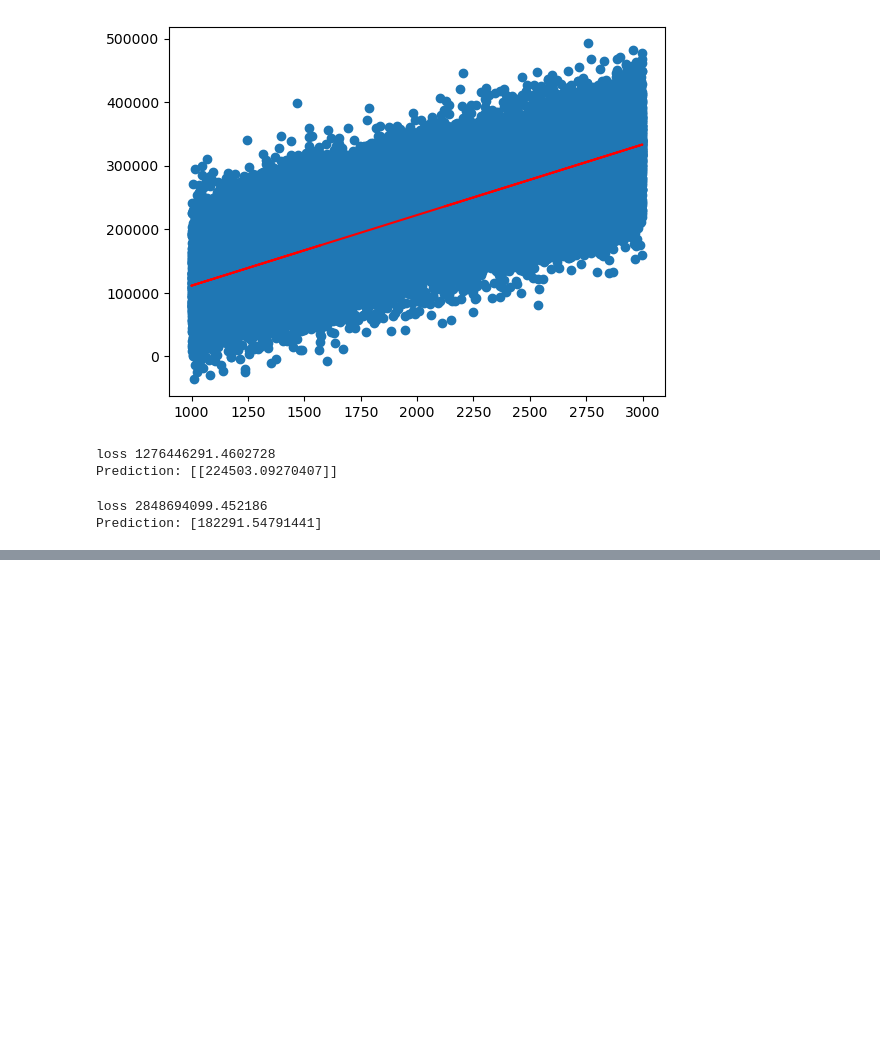
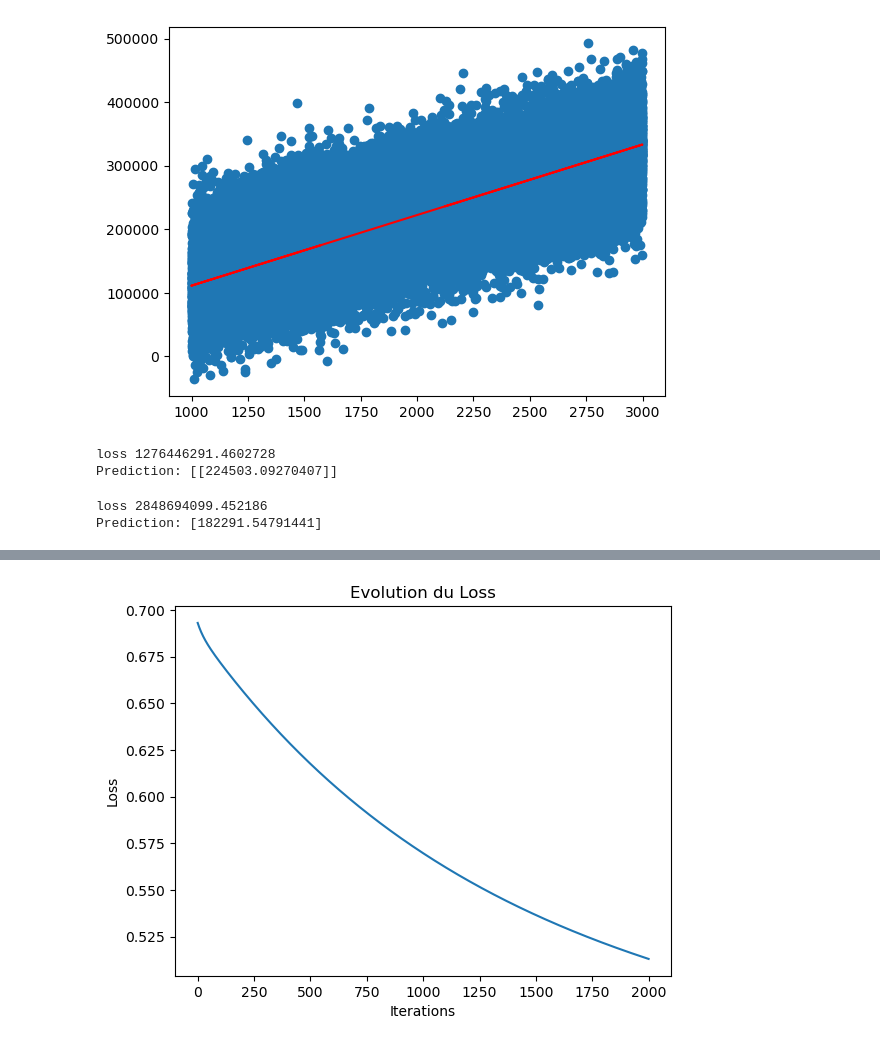
Before and after one commit to MasterGLCC/machine-learning-adamlamnabhi, a Jupyter notebook: tp.ipynb, the cells around one changed output, grey strips where cells are left out. Cells and saved outputs as stored; diff of their text form; code cells hidden in the pictures; blank space fills up the shorter version.

Commit message:
mise ajour de tp avec la regression legestique

```diff
--- a/tp.ipynb
+++ b/tp.ipynb
@@ -270,3 +330,102 @@ print("Prediction:", y_pred)
 # %% [output]
 loss 2848694099.452186
 Prediction: [182291.54791441]
+# %%
+import numpy as np
+import pandas as pd
+import matplotlib.pyplot as plt
+
+
+# 1. Charger le dataset
+
+df = pd.read_csv("housing_price_dataset.csv")
+
+#créer une cible binaire
+#1 si prix > moyenne, sinon 0
+df["HighPrice"] = (df["Price"] > df["Price"].mean()).astype(int)
+
+
+#Choisir les variables
+
+X = df[["SquareFeet", "Bedrooms", "Bathrooms", "YearBuilt"]].values
+y = df["HighPrice"].values
+
+
+#Classe Regression Logistique
+
+class RegressionLogistique:
+
+    def __init__(self, alpha=0.00000001, n_iters=1000):
+        self.alpha = alpha
+        self.n_iters = n_iters
+        self.W = None
+        self.b = None
+        self.historique_loss = []
+
+    def _sigmoide(self, z):
+        return 1 / (1 + np.exp(-z))
+
+    def fit(self, X, y):
+        n_samples, n_features = X.shape
+
+        self.W = np.zeros(n_features)
+        self.b = 0.0
+
+        for i in range(self.n_iters):
+            linear_model = np.dot(X, self.W) + self.b
+            y_pred = self._sigmoide(linear_model)
+
+            # éviter log(0)
+            y_pred = np.clip(y_pred, 1e-15, 1 - 1e-15)
+
+            # loss
+            loss = -(1 / n_samples) * np.sum(
+                y * np.log(y_pred) + (1 - y) * np.log(1 - y_pred)
+            )
+            self.historique_loss.append(loss)
+
+            # gradients
+            dw = (1 / n_samples) * np.dot(X.T, (y_pred - y))
+            db = (1 / n_samples) * np.sum(y_pred - y)
+
+            # mise a jour de parametre
+            self.W -= self.alpha * dw
+            self.b -= self.alpha * db
+
+            if i % 100 == 0:
+                print(f"Iteration {i} | Loss: {loss}")
+
+    def predict(self, X):
+        z = np.dot(X, self.W) + self.b
+        y_pred = self._sigmoide(z)
+        return (y_pred >= 0.5).astype(int)
+
+
+
+#Entraînement
+
+model = RegressionLogistique(n_iters=2000)
+model.fit(X, y)
+
+#Prédiction
+
+new_df = pd.DataFrame({
+    "SquareFeet": [2000],
+    "Bedrooms": [3],
+    "Bathrooms": [2],
+    "YearBuilt": [2010]
+})
+
+prediction = model.predict(new_df.values)
+
+print("Classe prédite (0=pas cher, 1=cher):", prediction)
+
+
+#Courbe de loss
+
+plt.plot(model.historique_loss)
+plt.title("Evolution du Loss")
+plt.xlabel("Iterations")
+plt.ylabel("Loss")
+plt.show()
+# %% [output]
@@ -272,0 +449 @@ Prediction: [182291.54791441]
+[figure, added]
```
Also changed, not shown: parts of 5 cells of this notebook.
